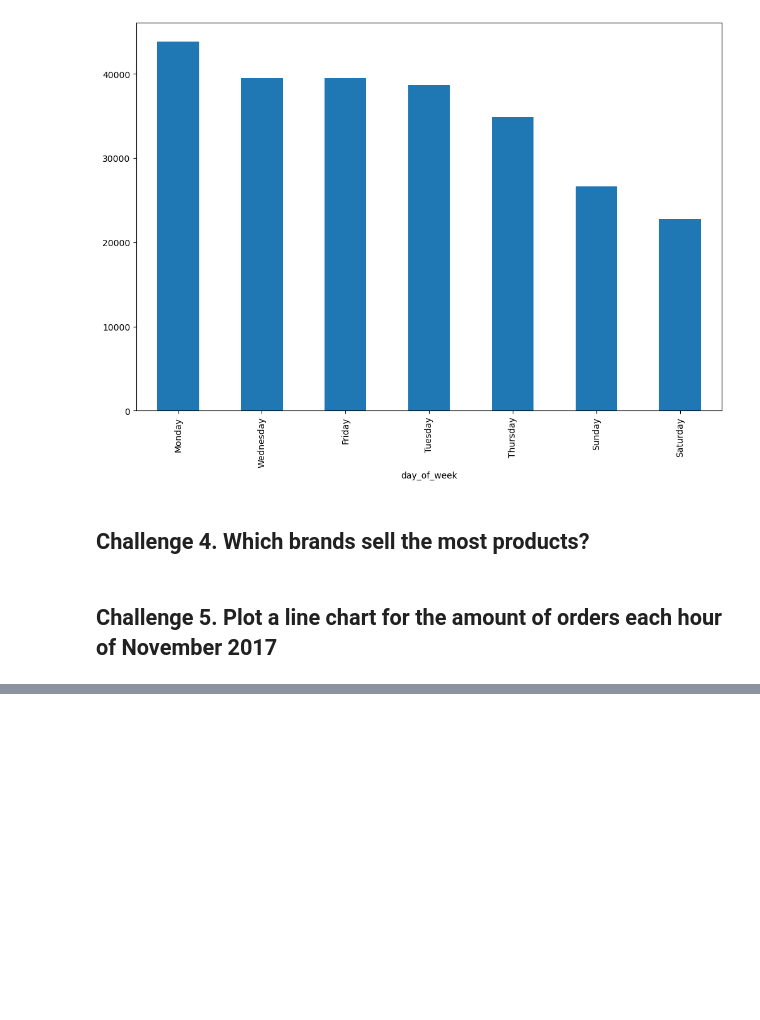
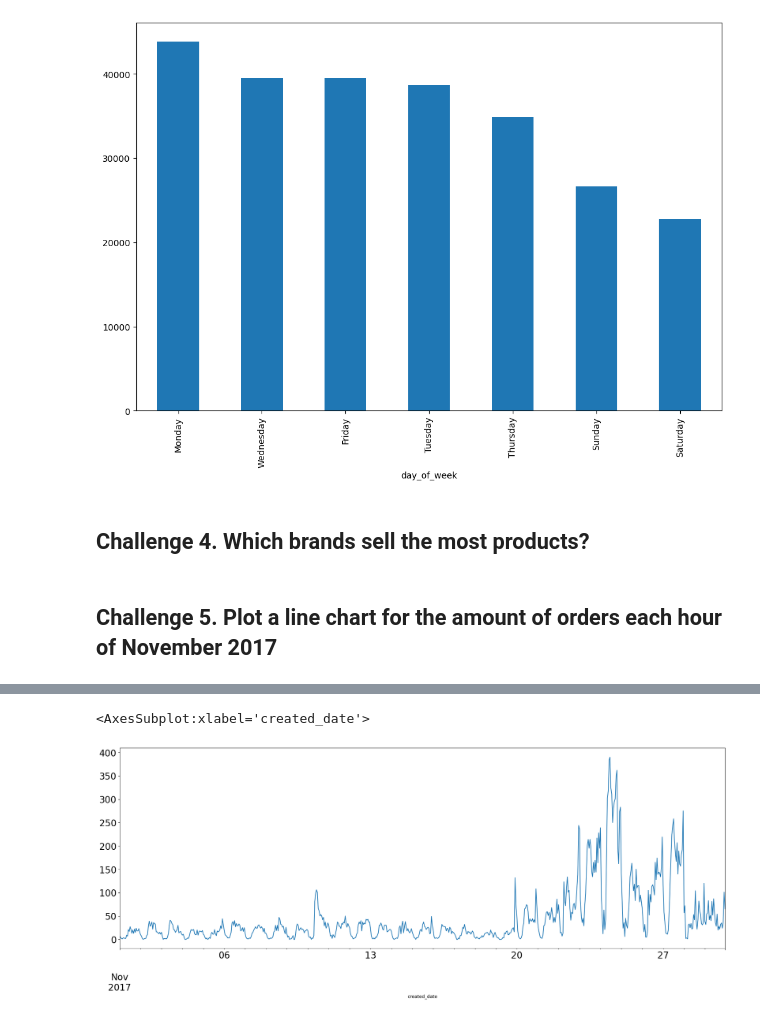
Before and after one commit to Joldon/data_cleaning_pandas, a Jupyter notebook: 3_4_groupby_challenges.ipynb, the cells around one changed output, grey strips where cells are left out. Drawn from its saved outputs; the diff is of its cells as text; code cells hidden in the pictures; blank space fills up the shorter version.

```diff
--- a/3_4_groupby_challenges.ipynb
+++ b/3_4_groupby_challenges.ipynb
@@ -397,0 +405,11 @@ merged_ol.groupby('long')['product_quantity'].sum().sort_values(ascending=False)
+# %%
+#sample solution
+(
+    nov_2017
+    .resample("1H", on="created_date")["order_id"]
+    .count()
+    .plot(figsize=(24, 8), fontsize=20)
+)
+# %% [output]
+<AxesSubplot:xlabel='created_date'>
+[figure, added]
```
Also changed, not shown: parts of 2 cells of this notebook.
